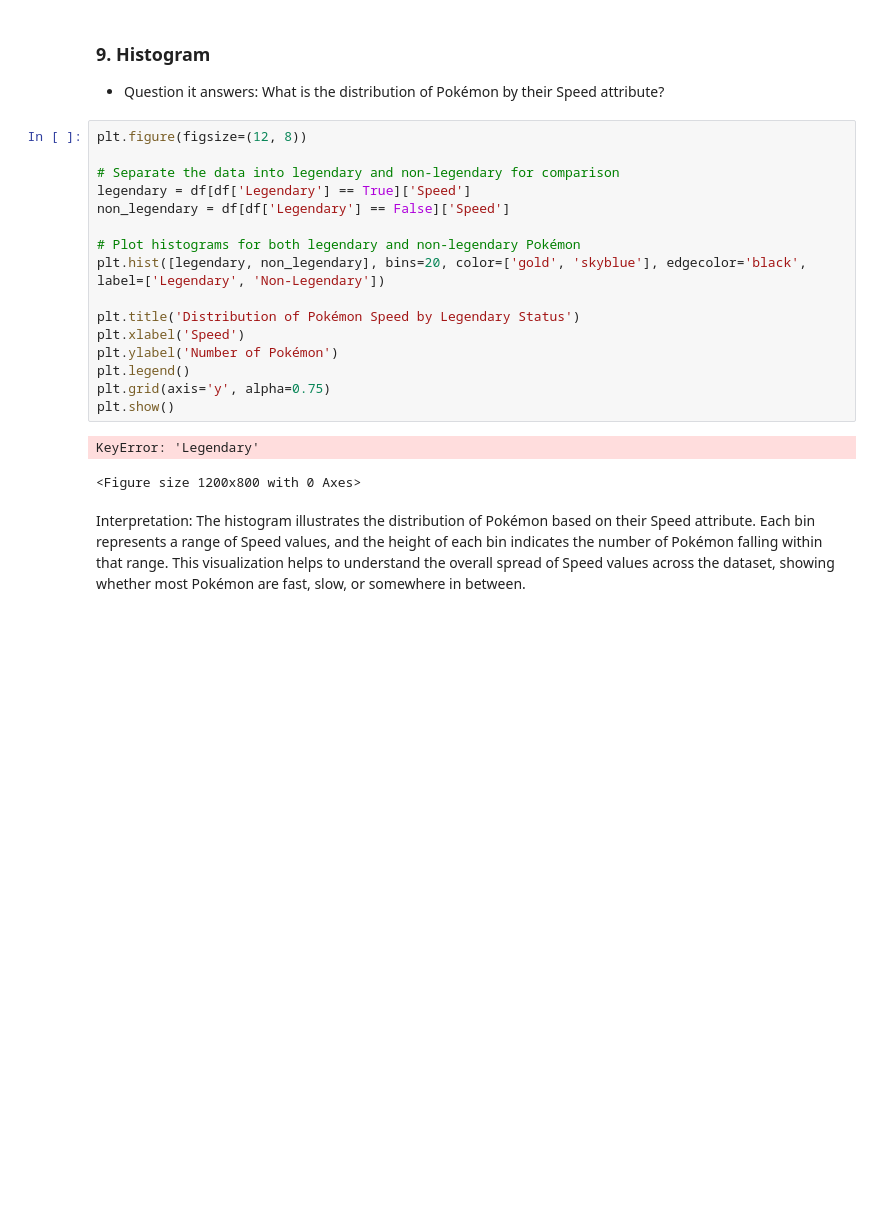
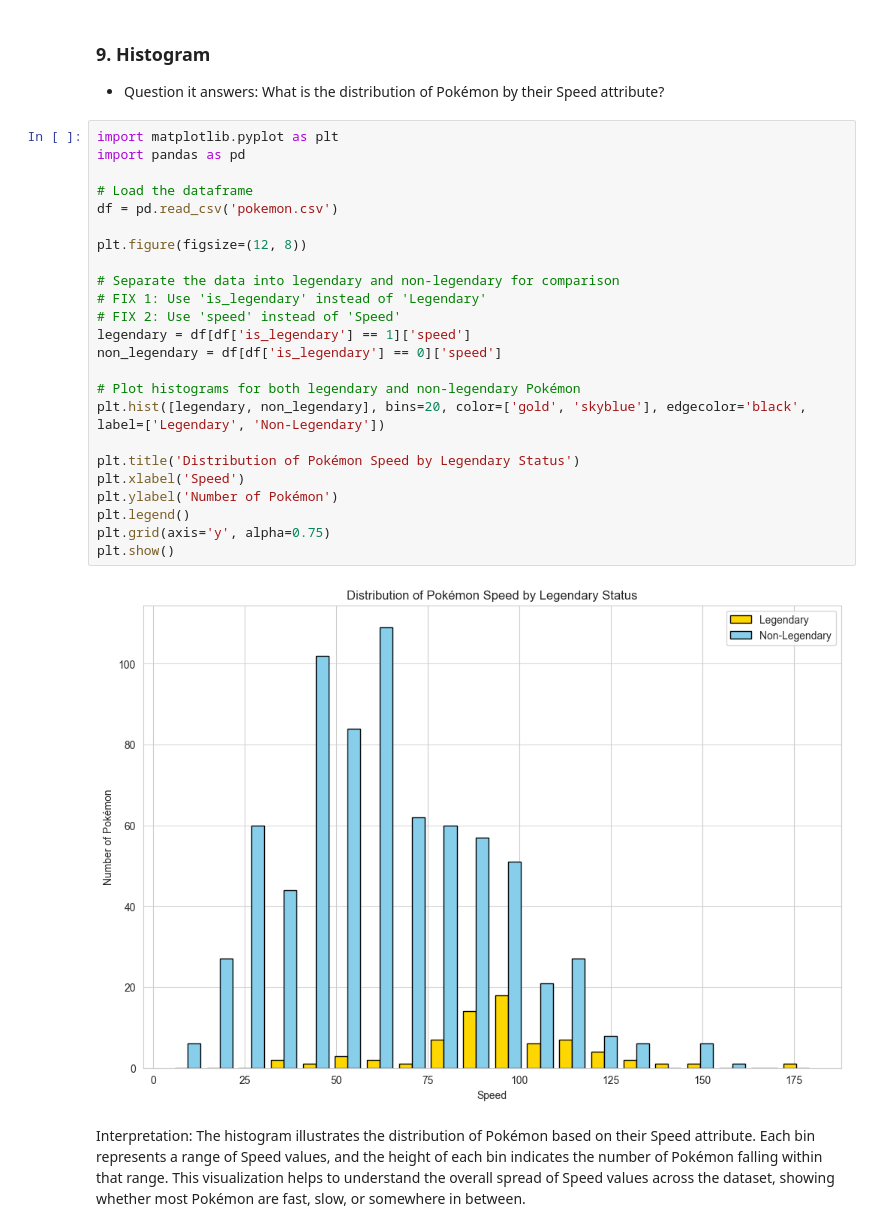
Before and after one commit to pilotbear-coder/DAE-Project, a Jupyter notebook: 7275/wk2/H2L1.ipynb, the cells around one changed output. Drawn from its saved outputs; the diff is of its cells as text; blank space fills up the shorter version.

Commit message:
Charts! 2

```diff
--- a/7275/wk2/H2L1.ipynb
+++ b/7275/wk2/H2L1.ipynb
@@ -703,24 +700,31 @@ This Sankey diagram will now visually separate the flows of Pokémon type transi
 ### 9. Histogram
 - Question it answers: What is the distribution of Pokémon by their Speed attribute?
 # %%
+import matplotlib.pyplot as plt
+import pandas as pd
+
+# Load the dataframe
+df = pd.read_csv('pokemon.csv')
+
 plt.figure(figsize=(12, 8))
 
 # Separate the data into legendary and non-legendary for comparison
-legendary = df[df['Legendary'] == True]['Speed']
-non_legendary = df[df['Legendary'] == False]['Speed']
+# FIX 1: Use 'is_legendary' instead of 'Legendary'
+# FIX 2: Use 'speed' instead of 'Speed'
+legendary = df[df['is_legendary'] == 1]['speed']
+non_legendary = df[df['is_legendary'] == 0]['speed']
 
 # Plot histograms for both legendary and non-legendary Pokémon
 plt.hist([legendary, non_legendary], bins=20, color=['gold', 'skyblue'], edgecolor='black', label=['Legendary', 'Non-Legendary'])
 
 plt.title('Distribution of Pokémon Speed by Legendary Status')
 plt.xlabel('Speed')
 plt.ylabel('Number of Pokémon')
 plt.legend()
 plt.grid(axis='y', alpha=0.75)
 plt.show()
 # %% [output]
-KeyError: 'Legendary'
-<Figure size 1200x800 with 0 Axes>
+[figure, added]
 # %% [markdown]
 Interpretation:
 The histogram illustrates the distribution of Pokémon based on their Speed attribute. Each bin represents a range of Speed values, and the height of each bin indicates the number of Pokémon falling within that range. This visualization helps to understand the overall spread of Speed values across the dataset, showing whether most Pokémon are fast, slow, or somewhere in between.
```
Also changed, not shown: parts of 5 cells of this notebook.
